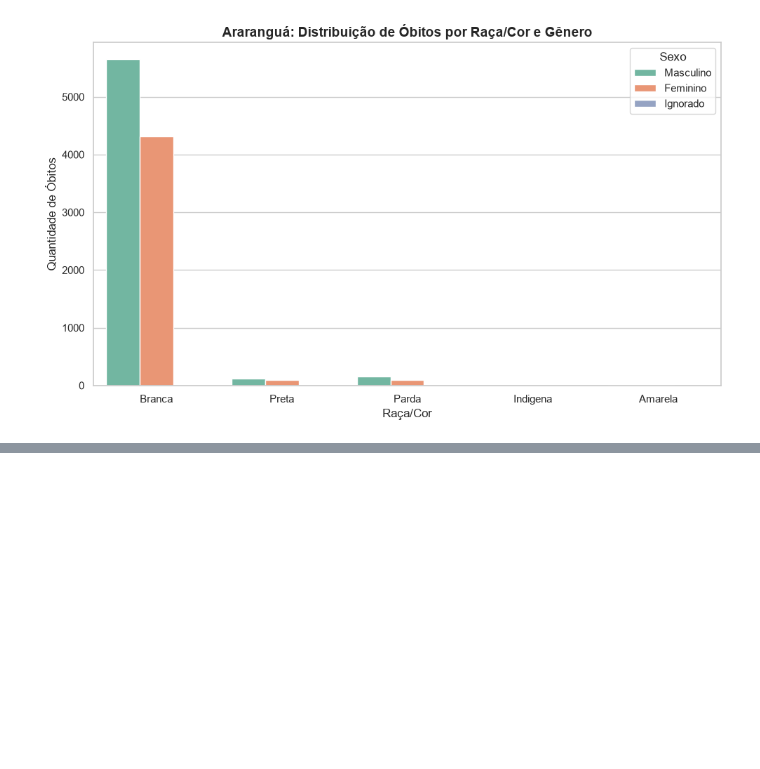
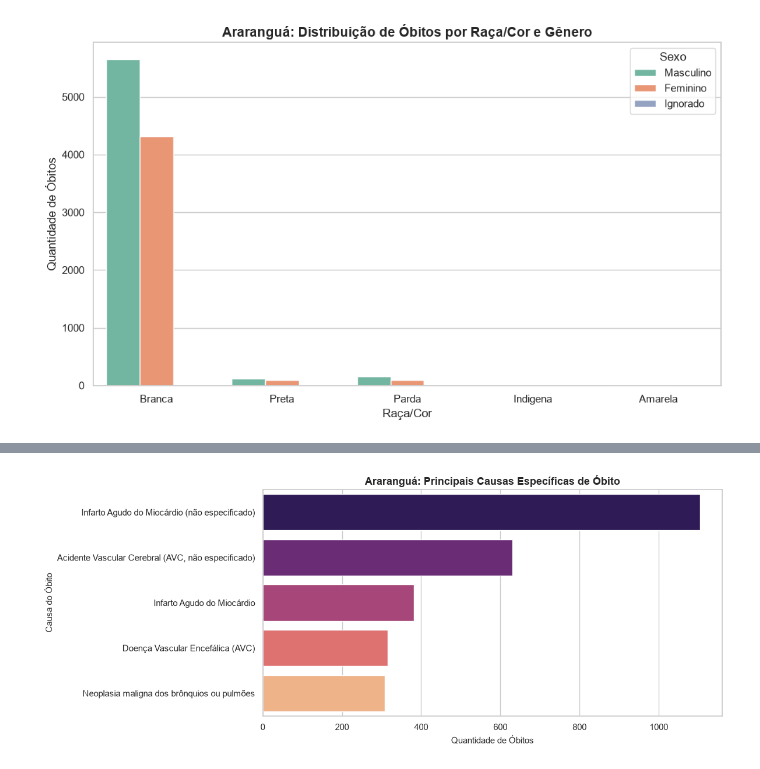
Before and after one commit to ManuelEtiene/PyAnalytics_revision, a Jupyter notebook: notebooks/Sprint_1_mortalidade_evitavel_desigualdades.ipynb, the cells around one changed output, grey strips where cells are left out. Cells and saved outputs as stored; diff of their text form; code cells hidden in the pictures; blank space fills up the shorter version.

```diff
--- a/notebooks/Sprint_1_mortalidade_evitavel_desigualdades.ipynb
+++ b/notebooks/Sprint_1_mortalidade_evitavel_desigualdades.ipynb
@@ -52,0 +126,36 @@ plt.show()
+# %%
+import matplotlib.pyplot as plt
+import seaborn as sns
+
+traducao_completa = {
+    'I219': 'Infarto Agudo do Miocárdio (não especificado)',
+    'I64': 'Acidente Vascular Cerebral (AVC, não especificado)',
+    '410X': 'Infarto Agudo do Miocárdio',
+    '436X': 'Doença Vascular Encefálica (AVC)',
+    'C349': 'Neoplasia maligna dos brônquios ou pulmões',
+    '8199': 'Outras Causas Externas / Acidentes',
+    '7999': 'Causas Mal Definidas e Desconhecidas',
+    '7989': 'Morte Súbita Sem Outra Especificação'
+}
+
+df_ararangua['DESCRICAO_CAUSA'] = df_ararangua['CAUSABAS'].map(traducao_completa).fillna(df_ararangua['CAUSABAS'])
+
+top_5_traduzido = df_ararangua['DESCRICAO_CAUSA'].value_counts().head(5)
+
+plt.figure(figsize=(12, 5))
+sns.barplot(
+    x=top_5_traduzido.values,
+    y=top_5_traduzido.index,
+    palette='magma',
+    hue=top_5_traduzido.index,
+    legend=False
+)
+
+plt.title('Araranguá: Principais Causas Específicas de Óbito', fontsize=13, fontweight='bold')
+plt.xlabel('Quantidade de Óbitos', fontsize=11)
+plt.ylabel('Causa do Óbito', fontsize=11)
+
+plt.tight_layout()
+plt.show()
+# %% [output]
+[figure, added]
```
Also changed, not shown: parts of 21 cells of this notebook, 3 other files.
